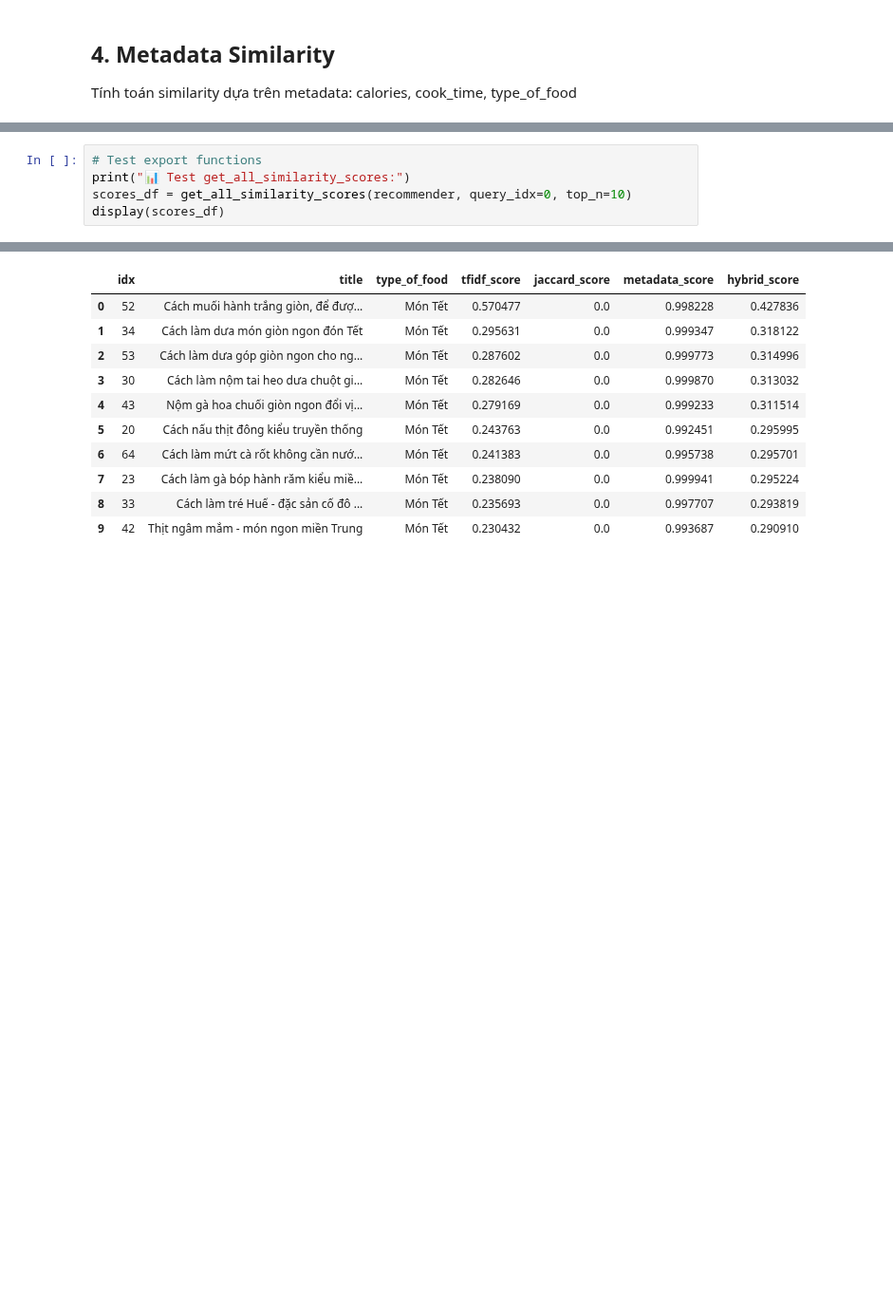
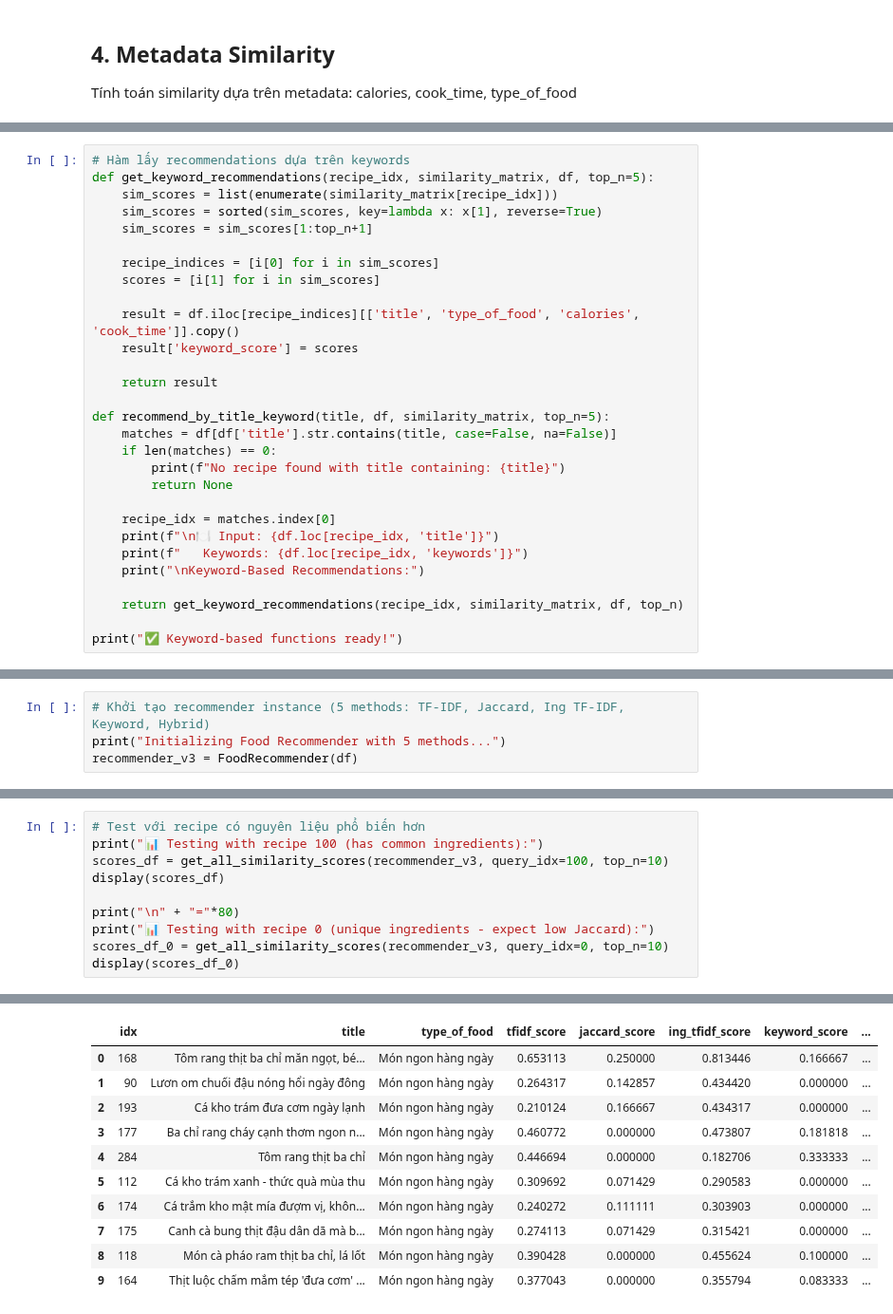
Before and after one commit to TMTien31/DS300-UIT-RecommenderSystem, a Jupyter notebook: Finalproject/notebooks/1_Content_Based.ipynb, the cells around one changed output, grey strips where cells are left out. Shown at 95% size. Saved outputs shown, nothing was run; the diff lists cells and outputs as text; blank space fills up the shorter version.

Commit message:
thêm ingredient, keyword methods

```diff
--- a/Finalproject/notebooks/1_Content_Based.ipynb
+++ b/Finalproject/notebooks/1_Content_Based.ipynb
@@ -720,0 +520,29 @@ results2 = compare_all_methods(
+# %%
+# Hàm lấy recommendations dựa trên keywords
+def get_keyword_recommendations(recipe_idx, similarity_matrix, df, top_n=5):
+    sim_scores = list(enumerate(similarity_matrix[recipe_idx]))
+    sim_scores = sorted(sim_scores, key=lambda x: x[1], reverse=True)
+    sim_scores = sim_scores[1:top_n+1]
+
+    recipe_indices = [i[0] for i in sim_scores]
+    scores = [i[1] for i in sim_scores]
+
+    result = df.iloc[recipe_indices][['title', 'type_of_food', 'calories', 'cook_time']].copy()
+    result['keyword_score'] = scores
+
+    return result
+
+def recommend_by_title_keyword(title, df, similarity_matrix, top_n=5):
+    matches = df[df['title'].str.contains(title, case=False, na=False)]
+    if len(matches) == 0:
+        print(f"No recipe found with title containing: {title}")
+        return None
+
+    recipe_idx = matches.index[0]
+    print(f"\n🍽️ Input: {df.loc[recipe_idx, 'title']}")
+    print(f"   Keywords: {df.loc[recipe_idx, 'keywords']}")
+    print("\nKeyword-Based Recommendations:")
+
+    return get_keyword_recommendations(recipe_idx, similarity_matrix, df, top_n)
+
+print("✅ Keyword-based functions ready!")
@@ -720,0 +824,4 @@ results2 = compare_all_methods(
+# %%
+# Khởi tạo recommender instance (5 methods: TF-IDF, Jaccard, Ing TF-IDF, Keyword, Hybrid)
+print("Initializing Food Recommender with 5 methods...")
+recommender_v3 = FoodRecommender(df)
@@ -1033,6 +1144,11 @@ print("✅ Export functions đã sẵn sàng!")
 # %%
-# Test export functions
-print("📊 Test get_all_similarity_scores:")
-scores_df = get_all_similarity_scores(recommender, query_idx=0, top_n=10)
+# Test với recipe có nguyên liệu phổ biến hơn
+print("📊 Testing with recipe 100 (has common ingredients):")
+scores_df = get_all_similarity_scores(recommender_v3, query_idx=100, top_n=10)
 display(scores_df)
+
+print("\n" + "="*80)
+print("📊 Testing with recipe 0 (unique ingredients - expect low Jaccard):")
+scores_df_0 = get_all_similarity_scores(recommender_v3, query_idx=0, top_n=10)
+display(scores_df_0)
 # %% [output]
@@ -1040,11 +1156,11 @@ display(scores_df)
-|  | idx | title | type_of_food | tfidf_score | jaccard_score | metadata_score | hybrid_score |
-| 0 | 52 | Cách muối hành trắng giòn, để đượ... | Món Tết | 0.570477 | 0.0 | 0.998228 | 0.427836 |
-| 1 | 34 | Cách làm dưa món giòn ngon đón Tết | Món Tết | 0.295631 | 0.0 | 0.999347 | 0.318122 |
-| 2 | 53 | Cách làm dưa góp giòn ngon cho ng... | Món Tết | 0.287602 | 0.0 | 0.999773 | 0.314996 |
-| 3 | 30 | Cách làm nộm tai heo dưa chuột gi... | Món Tết | 0.282646 | 0.0 | 0.999870 | 0.313032 |
-| 4 | 43 | Nộm gà hoa chuối giòn ngon đổi vị... | Món Tết | 0.279169 | 0.0 | 0.999233 | 0.311514 |
-| 5 | 20 | Cách nấu thịt đông kiểu truyền thống | Món Tết | 0.243763 | 0.0 | 0.992451 | 0.295995 |
-| 6 | 64 | Cách làm mứt cà rốt không cần nướ... | Món Tết | 0.241383 | 0.0 | 0.995738 | 0.295701 |
-| 7 | 23 | Cách làm gà bóp hành răm kiểu miề... | Món Tết | 0.238090 | 0.0 | 0.999941 | 0.295224 |
-| 8 | 33 | Cách làm tré Huế - đặc sản cố đô ... | Món Tết | 0.235693 | 0.0 | 0.997707 | 0.293819 |
-| 9 | 42 | Thịt ngâm mắm - món ngon miền Trung | Món Tết | 0.230432 | 0.0 | 0.993687 | 0.290910 |
+|  | idx | title | type_of_food | tfidf_score | jaccard_score | ing_tfidf_score | keyword_score | ... |
+| 0 | 168 | Tôm rang thịt ba chỉ măn ngọt, bé... | Món ngon hàng ngày | 0.653113 | 0.250000 | 0.813446 | 0.166667 | ... |
+| 1 | 90 | Lươn om chuối đậu nóng hổi ngày đông | Món ngon hàng ngày | 0.264317 | 0.142857 | 0.434420 | 0.000000 | ... |
+| 2 | 193 | Cá kho trám đưa cơm ngày lạnh | Món ngon hàng ngày | 0.210124 | 0.166667 | 0.434317 | 0.000000 | ... |
+| 3 | 177 | Ba chỉ rang cháy cạnh thơm ngon n... | Món ngon hàng ngày | 0.460772 | 0.000000 | 0.473807 | 0.181818 | ... |
+| 4 | 284 | Tôm rang thịt ba chỉ | Món ngon hàng ngày | 0.446694 | 0.000000 | 0.182706 | 0.333333 | ... |
+| 5 | 112 | Cá kho trám xanh - thức quà mùa thu | Món ngon hàng ngày | 0.309692 | 0.071429 | 0.290583 | 0.000000 | ... |
+| 6 | 174 | Cá trắm kho mật mía đượm vị, khôn... | Món ngon hàng ngày | 0.240272 | 0.111111 | 0.303903 | 0.000000 | ... |
+| 7 | 175 | Canh cà bung thịt đậu dân dã mà b... | Món ngon hàng ngày | 0.274113 | 0.071429 | 0.315421 | 0.000000 | ... |
+| 8 | 118 | Món cà pháo ram thịt ba chỉ, lá lốt | Món ngon hàng ngày | 0.390428 | 0.000000 | 0.455624 | 0.100000 | ... |
+| 9 | 164 | Thịt luộc chấm mắm tép 'đưa cơm' ... | Món ngon hàng ngày | 0.377043 | 0.000000 | 0.355794 | 0.083333 | ... |
```
Also changed, not shown: parts of 53 cells of this notebook.
